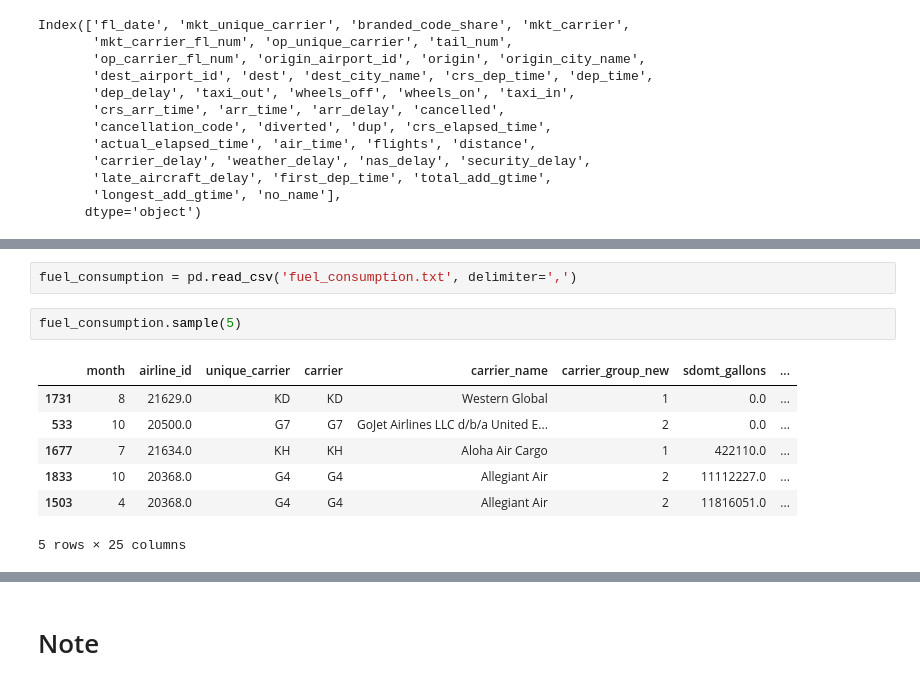
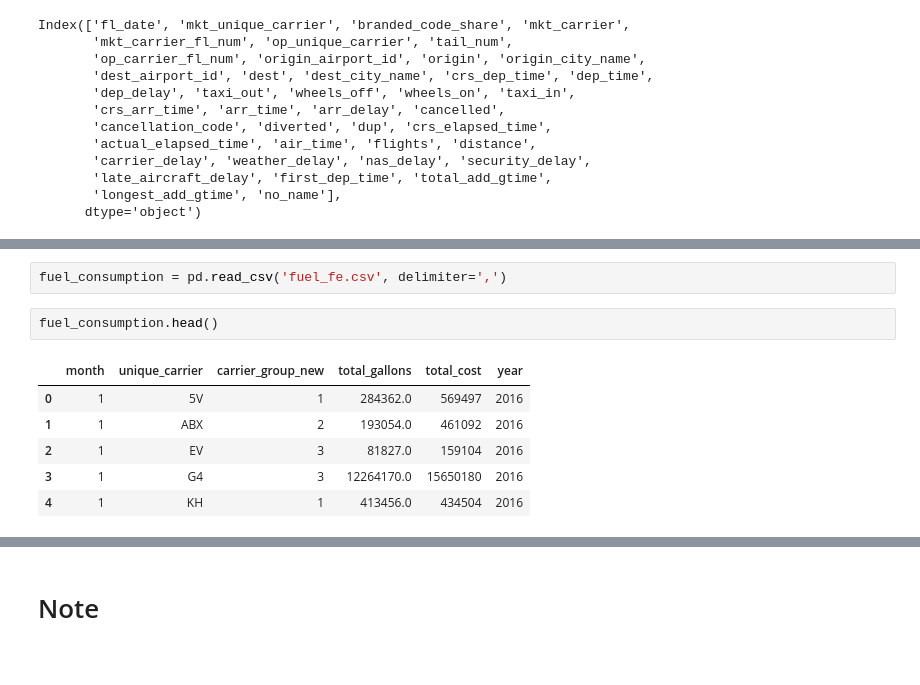
Before and after one commit to irenethebest/Flight_delay_prediction, a Jupyter notebook: W6_midterm_data.ipynb, the cells around one changed output, grey strips where cells are left out. Cells and saved outputs as stored; diff of their text form.

```diff
--- a/W6_midterm_data.ipynb
+++ b/W6_midterm_data.ipynb
@@ -75,12 +97,11 @@ Index(['fl_date', 'mkt_unique_carrier', 'branded_code_share', 'mkt_carrier',
 # %%
-fuel_consumption = pd.read_csv('fuel_consumption.txt', delimiter=',')
+fuel_consumption = pd.read_csv('fuel_fe.csv', delimiter=',')
 # %%
-fuel_consumption.sample(5)
+fuel_consumption.head()
 # %% [output]
-|  | month | airline_id | unique_carrier | carrier | carrier_name | carrier_group_new | sdomt_gallons | ... |
-| 1731 | 8 | 21629.0 | KD | KD | Western Global | 1 | 0.0 | ... |
-| 533 | 10 | 20500.0 | G7 | G7 | GoJet Airlines LLC d/b/a United E... | 2 | 0.0 | ... |
-| 1677 | 7 | 21634.0 | KH | KH | Aloha Air Cargo | 1 | 422110.0 | ... |
-| 1833 | 10 | 20368.0 | G4 | G4 | Allegiant Air | 2 | 11112227.0 | ... |
-| 1503 | 4 | 20368.0 | G4 | G4 | Allegiant Air | 2 | 11816051.0 | ... |
+|  | month | unique_carrier | carrier_group_new | total_gallons | total_cost | year |
+| 0 | 1 | 5V | 1 | 284362.0 | 569497 | 2016 |
+| 1 | 1 | ABX | 2 | 193054.0 | 461092 | 2016 |
+| 2 | 1 | EV | 3 | 81827.0 | 159104 | 2016 |
+| 3 | 1 | G4 | 3 | 12264170.0 | 15650180 | 2016 |
+| 4 | 1 | KH | 1 | 413456.0 | 434504 | 2016 |
-5 rows × 25 columns
```
Also changed, not shown: parts of 7 cells of this notebook, 4 other files.
